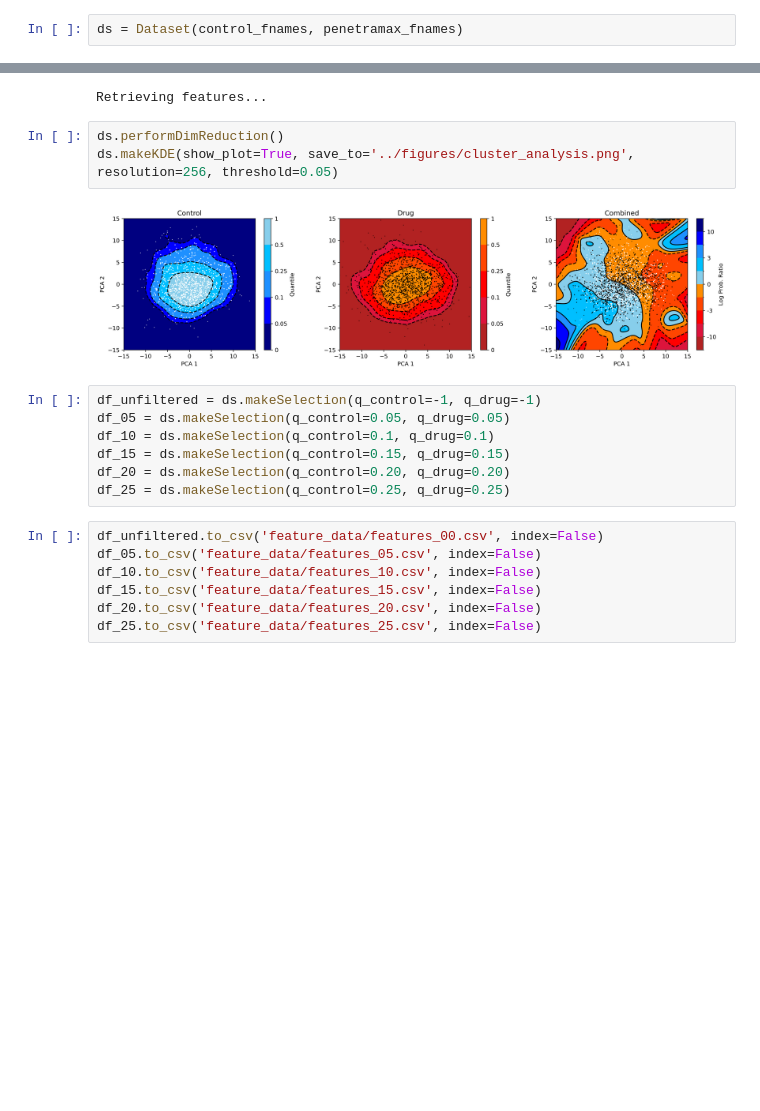
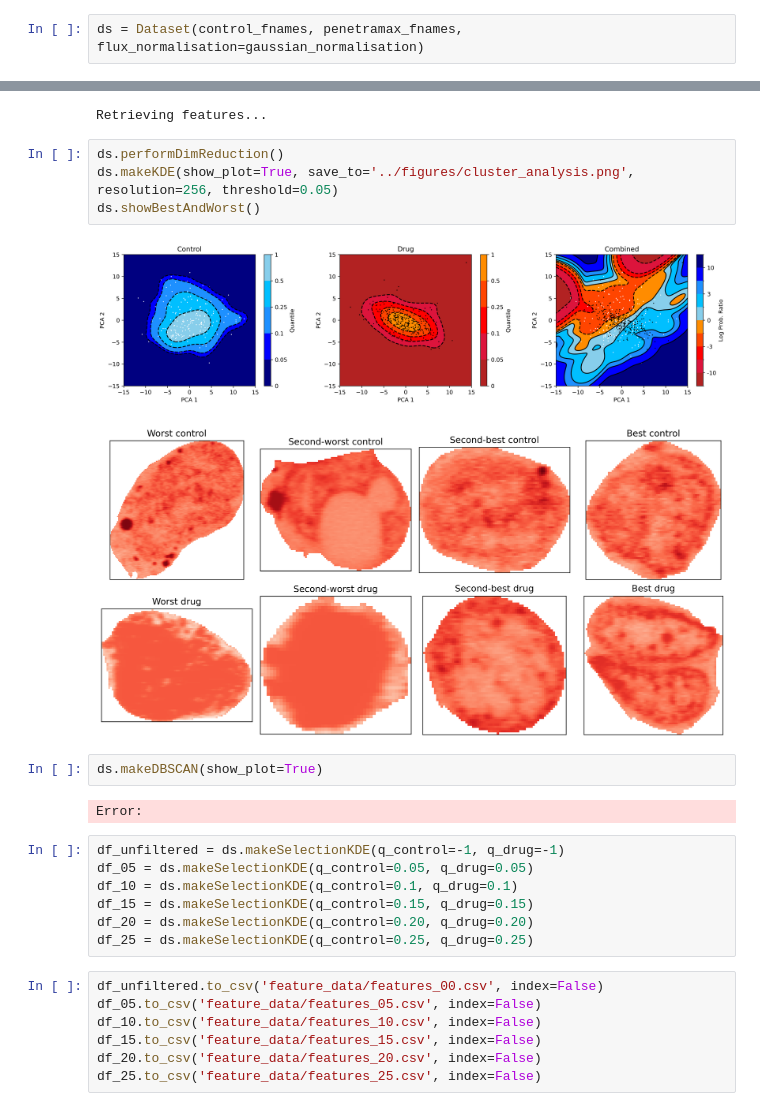
Before and after one commit to Antonio-Maschio/AML_FProject, a Jupyter notebook: clustering_LDB.ipynb, the cells around one changed output, grey strips where cells are left out. Cells and saved outputs as stored; diff of their text form; blank space fills up the shorter version.

```diff
--- a/clustering_LDB.ipynb
+++ b/clustering_LDB.ipynb
@@ -320,20 +113,26 @@ class Dataset:
 # %%
-ds = Dataset(control_fnames, penetramax_fnames)
+ds = Dataset(control_fnames, penetramax_fnames, flux_normalisation=gaussian_normalisation)
 # %% [output]
 Instantiating masks...
 Retrieving features...
 # %%
 ds.performDimReduction()
 ds.makeKDE(show_plot=True, save_to='../figures/cluster_analysis.png', resolution=256, threshold=0.05)
+ds.showBestAndWorst()
 # %% [output]
-[figure, old version]
+[figure, new version]
+[figure, added]
+# %%
+ds.makeDBSCAN(show_plot=True)
+# %% [output]
+Error:
 # %%
-df_unfiltered = ds.makeSelection(q_control=-1, q_drug=-1)
-df_05 = ds.makeSelection(q_control=0.05, q_drug=0.05)
-df_10 = ds.makeSelection(q_control=0.1, q_drug=0.1)
-df_15 = ds.makeSelection(q_control=0.15, q_drug=0.15)
-df_20 = ds.makeSelection(q_control=0.20, q_drug=0.20)
-df_25 = ds.makeSelection(q_control=0.25, q_drug=0.25)
+df_unfiltered = ds.makeSelectionKDE(q_control=-1, q_drug=-1)
+df_05 = ds.makeSelectionKDE(q_control=0.05, q_drug=0.05)
+df_10 = ds.makeSelectionKDE(q_control=0.1, q_drug=0.1)
+df_15 = ds.makeSelectionKDE(q_control=0.15, q_drug=0.15)
+df_20 = ds.makeSelectionKDE(q_control=0.20, q_drug=0.20)
+df_25 = ds.makeSelectionKDE(q_control=0.25, q_drug=0.25)
 # %%
 df_unfiltered.to_csv('feature_data/features_00.csv', index=False)
 df_05.to_csv('feature_data/features_05.csv', index=False)
```
Also changed, not shown: parts of 4 cells of this notebook, 1 other file.
